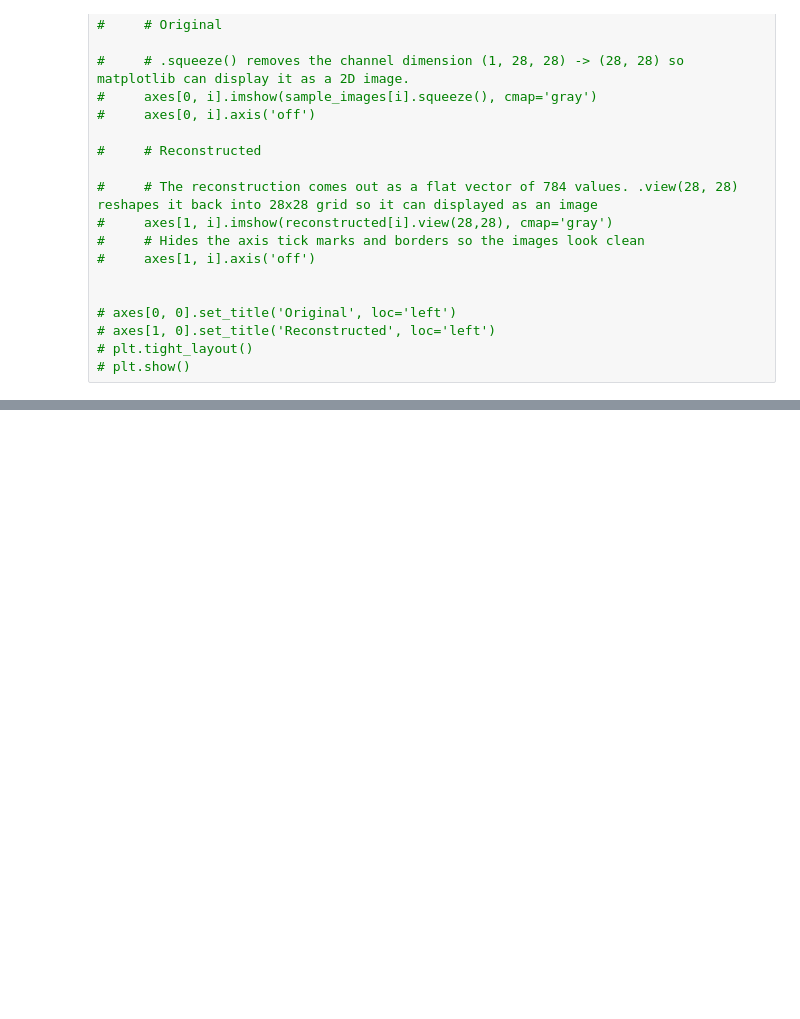
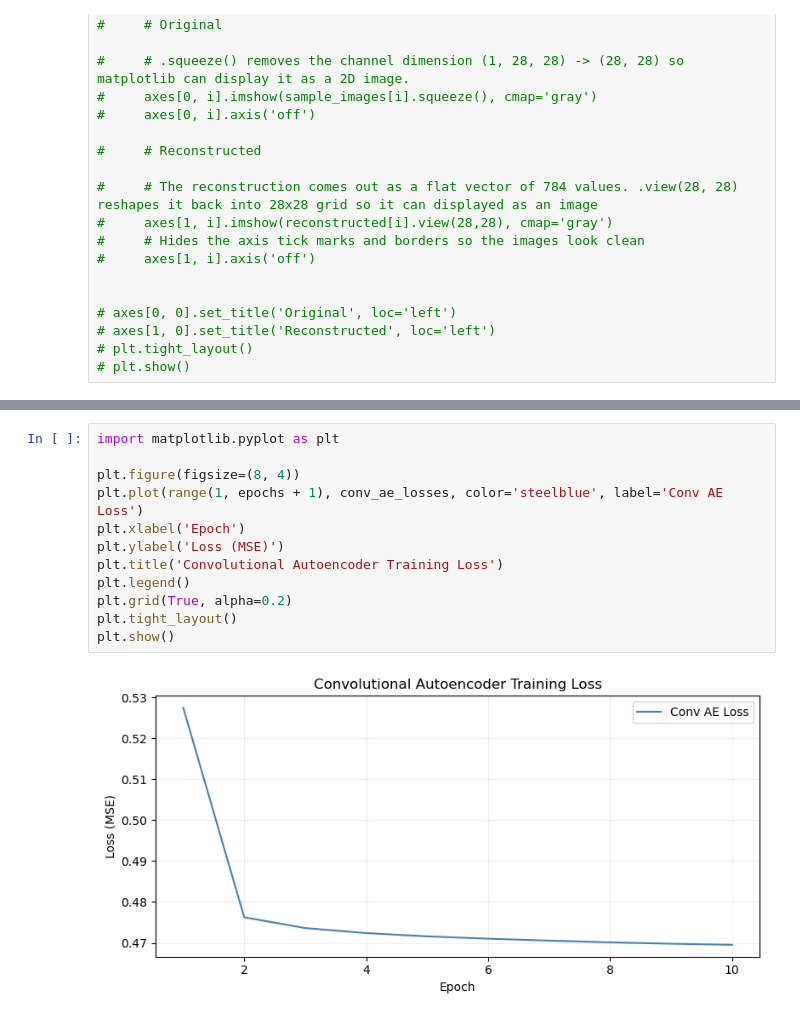
Before and after one commit to TshidisoMKG/NN_In_NumPy, a Jupyter notebook: AE_MNIST.ipynb, the cells around one changed output, grey strips where cells are left out. Cells and saved outputs as stored; diff of their text form; blank space fills up the shorter version.

```diff
--- a/AE_MNIST.ipynb
+++ b/AE_MNIST.ipynb
@@ -221,0 +301,14 @@ plt.show()
+# %%
+import matplotlib.pyplot as plt
+
+plt.figure(figsize=(8, 4))
+plt.plot(range(1, epochs + 1), conv_ae_losses, color='steelblue', label='Conv AE Loss')
+plt.xlabel('Epoch')
+plt.ylabel('Loss (MSE)')
+plt.title('Convolutional Autoencoder Training Loss')
+plt.legend()
+plt.grid(True, alpha=0.2)
+plt.tight_layout()
+plt.show()
+# %% [output]
+[figure, added]
```
Also changed, not shown: parts of 17 cells of this notebook.
